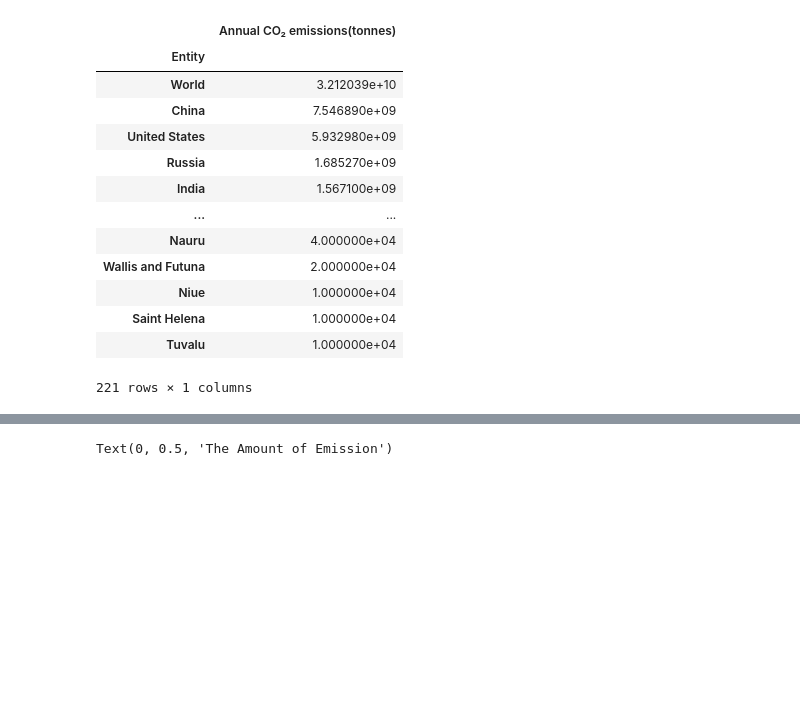
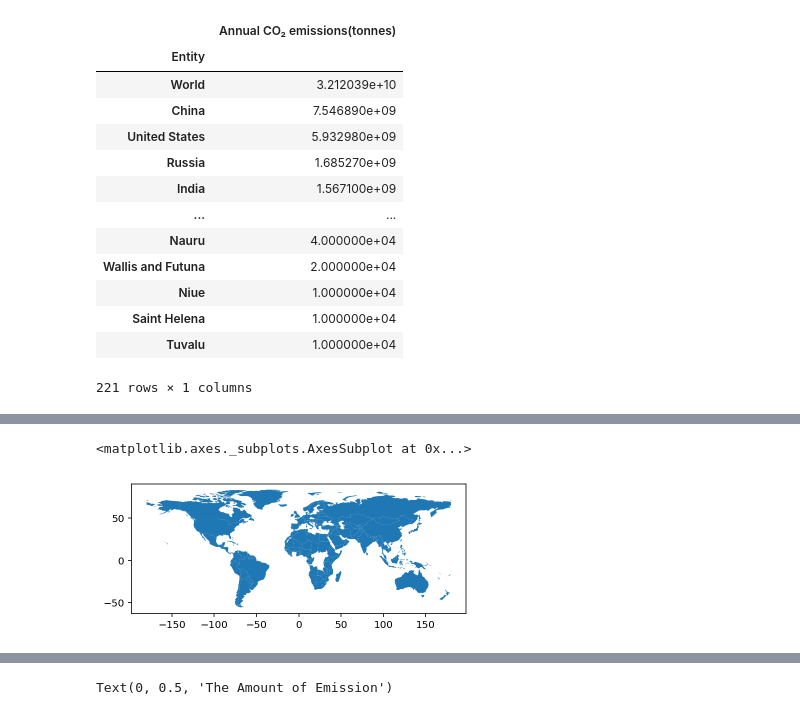
Before and after one commit to sichan502/COGS108_FinalProject, a Jupyter notebook: Yolanda_annual CO2 emission by country level.ipynb, the cells around one changed output, grey strips where cells are left out. Drawn from its saved outputs; the diff is of its cells as text; code cells hidden in the pictures; blank space fills up the shorter version.

```diff
--- a/Yolanda_annual CO2 emission by country level.ipynb
+++ b/Yolanda_annual CO2 emission by country level.ipynb
@@ -161,0 +184,3 @@ sort_df_country_emission_2008
+# %%
+world = gpd.read_file(gpd.datasets.get_path('naturalearth_lowres'))
+world.head()
@@ -161,0 +194,10 @@ sort_df_country_emission_2008
+# %%
+country_shapes = world[['geometry', 'iso_a3']]
+
+country_names = world[['name', 'iso_a3']]
+
+# For spatial join
+countries = world[['geometry', 'name']]
+
+countries = countries.rename(columns={'name':'country'})
+countries.head()
@@ -161,0 +213,4 @@ sort_df_country_emission_2008
+# %%
+df_map = df_country_emission_2008.merge(countries, left_on='Entity', right_on='country')
+df_geo = GeoDataFrame(df_map)
+print(df_geo)
@@ -161,0 +235,5 @@ sort_df_country_emission_2008
+# %%
+df_geo.plot()
+# %% [output]
+<matplotlib.axes._subplots.AxesSubplot at 0x...>
+[figure, added]
```
Also changed, not shown: parts of 11 cells of this notebook.
